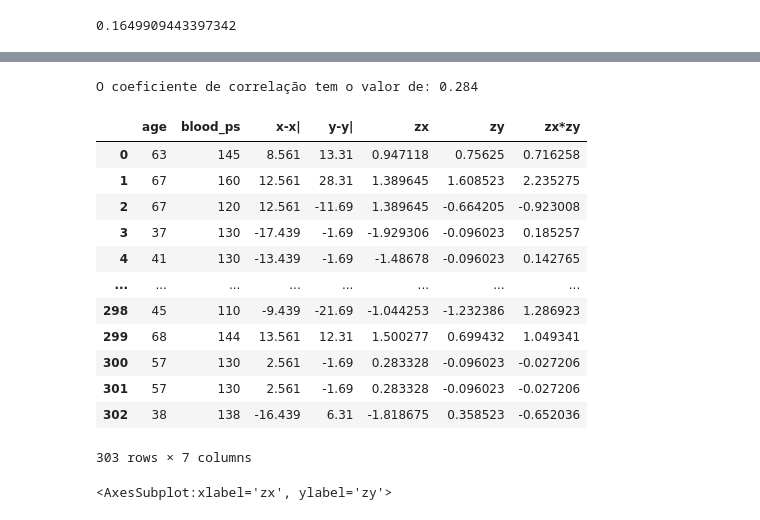
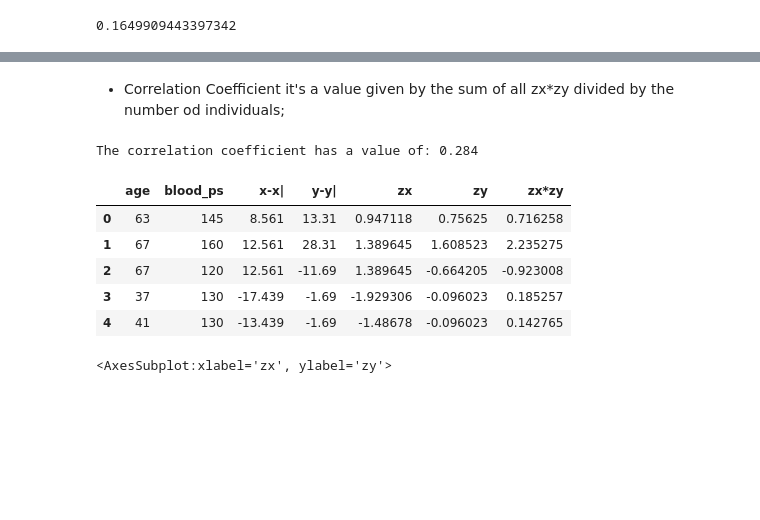
Before and after one commit to gczilioo/master_degree, a Jupyter notebook: hd_v02.ipynb, the cells around one changed output, grey strips where cells are left out. Cells and saved outputs as stored; diff of their text form; code cells hidden in the pictures; blank space fills up the shorter version.

```diff
--- a/hd_v02.ipynb
+++ b/hd_v02.ipynb
@@ -422,21 +445,16 @@ for i in range (len(corr_table)):
+# %% [markdown]
+- Correlation Coefficient it's a value given by the sum of all zx*zy divided by the number od individuals;
 # %%
-print("O coeficiente de correlação tem o valor de: " + str(round(corr_table['zx*zy'].sum()/len(corr_table),3)))
+print("The correlation coefficient has a value of: " + str(round(corr_table['zx*zy'].sum()/len(corr_table),3)))
 # %% [output]
-O coeficiente de correlação tem o valor de: 0.284
+The correlation coefficient has a value of: 0.284
-# %%
-corr_table
-# %% [output]
-|  | age | blood_ps | x-x| | y-y| | zx | zy | zx*zy |
-| 0 | 63 | 145 | 8.561 | 13.31 | 0.947118 | 0.75625 | 0.716258 |
-| 1 | 67 | 160 | 12.561 | 28.31 | 1.389645 | 1.608523 | 2.235275 |
-| 2 | 67 | 120 | 12.561 | -11.69 | 1.389645 | -0.664205 | -0.923008 |
-| 3 | 37 | 130 | -17.439 | -1.69 | -1.929306 | -0.096023 | 0.185257 |
-| 4 | 41 | 130 | -13.439 | -1.69 | -1.48678 | -0.096023 | 0.142765 |
-| ... | ... | ... | ... | ... | ... | ... | ... |
-| 298 | 45 | 110 | -9.439 | -21.69 | -1.044253 | -1.232386 | 1.286923 |
-| 299 | 68 | 144 | 13.561 | 12.31 | 1.500277 | 0.699432 | 1.049341 |
-| 300 | 57 | 130 | 2.561 | -1.69 | 0.283328 | -0.096023 | -0.027206 |
-| 301 | 57 | 130 | 2.561 | -1.69 | 0.283328 | -0.096023 | -0.027206 |
-| 302 | 38 | 138 | -16.439 | 6.31 | -1.818675 | 0.358523 | -0.652036 |
-303 rows × 7 columns
+# %%
+corr_table.head()  # just a summary on the correlation table
+# %% [output]
+|  | age | blood_ps | x-x| | y-y| | zx | zy | zx*zy |
+| 0 | 63 | 145 | 8.561 | 13.31 | 0.947118 | 0.75625 | 0.716258 |
+| 1 | 67 | 160 | 12.561 | 28.31 | 1.389645 | 1.608523 | 2.235275 |
+| 2 | 67 | 120 | 12.561 | -11.69 | 1.389645 | -0.664205 | -0.923008 |
+| 3 | 37 | 130 | -17.439 | -1.69 | -1.929306 | -0.096023 | 0.185257 |
+| 4 | 41 | 130 | -13.439 | -1.69 | -1.48678 | -0.096023 | 0.142765 |
 # %%
```
Also changed, not shown: parts of 24 cells of this notebook.
